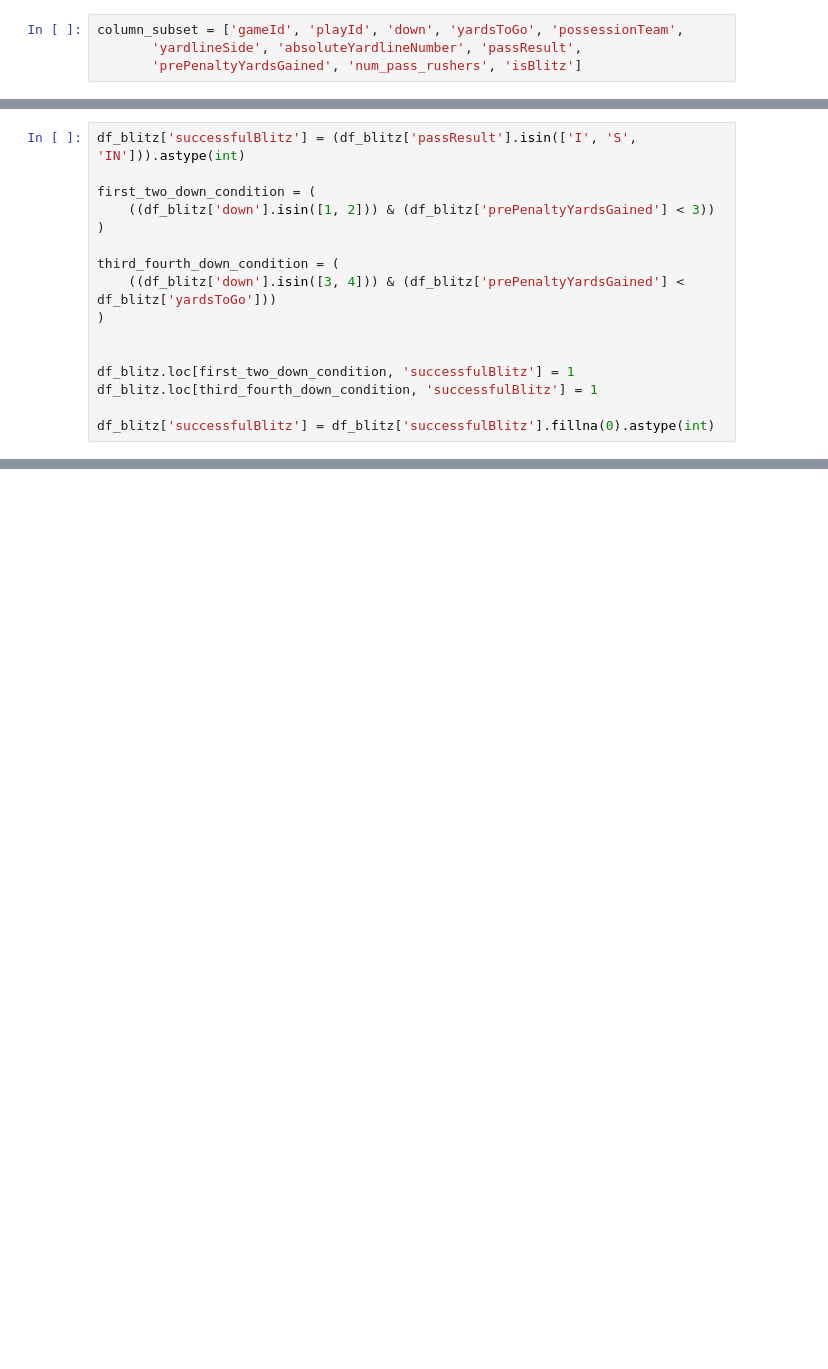
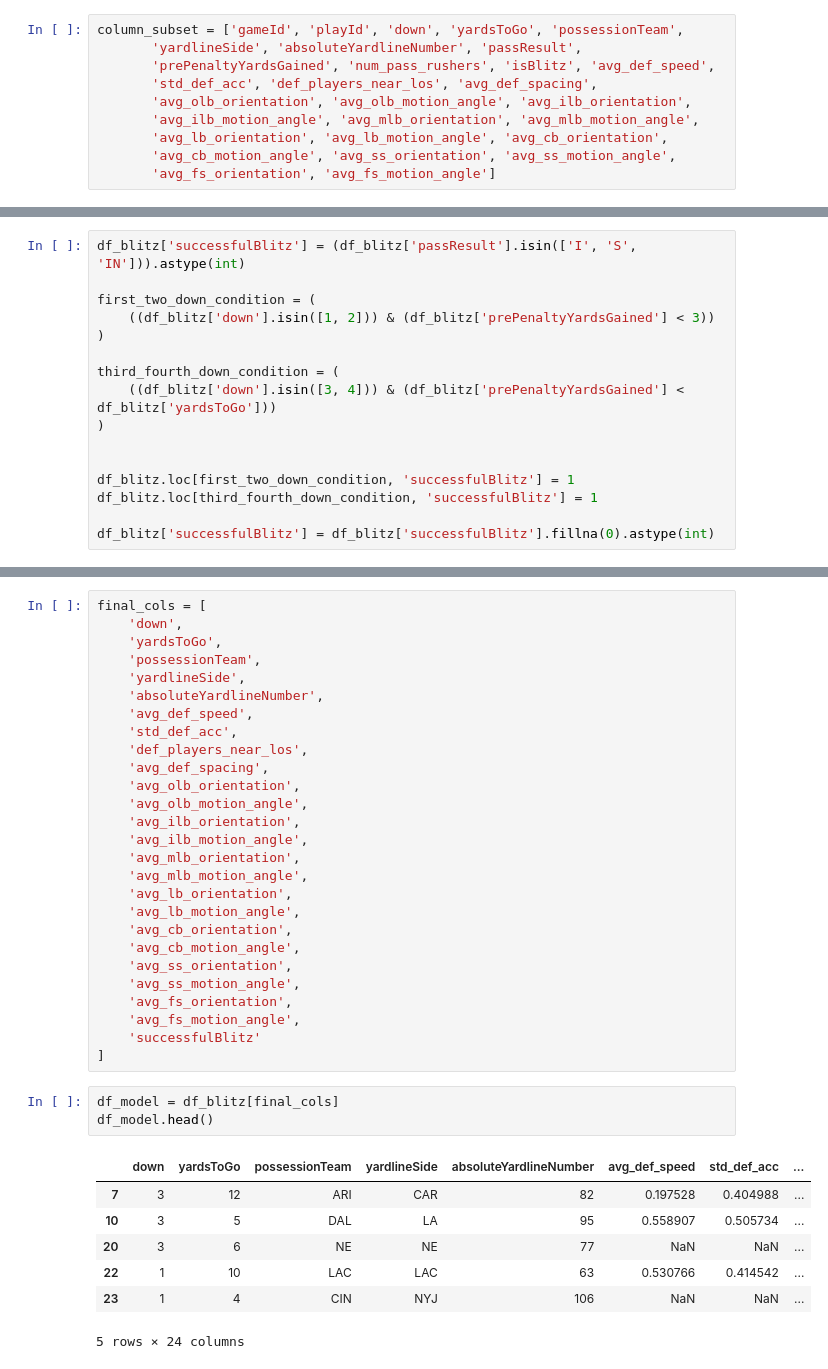
Before and after one commit to petepritch/BigDataBowl, a Jupyter notebook: workspace/eda.ipynb, the cells around one changed output, grey strips where cells are left out. Drawn from its saved outputs; the diff is of its cells as text; blank space fills up the shorter version.

```diff
--- a/workspace/eda.ipynb
+++ b/workspace/eda.ipynb
@@ -322,7 +321,13 @@ Index(['Unnamed: 0', 'gameId', 'playId', 'down', 'yardsToGo', 'possessionTeam',
 # %%
 column_subset = ['gameId', 'playId', 'down', 'yardsToGo', 'possessionTeam',
        'yardlineSide', 'absoluteYardlineNumber', 'passResult',
-       'prePenaltyYardsGained', 'num_pass_rushers', 'isBlitz']
+       'prePenaltyYardsGained', 'num_pass_rushers', 'isBlitz', 'avg_def_speed',
+       'std_def_acc', 'def_players_near_los', 'avg_def_spacing',
+       'avg_olb_orientation', 'avg_olb_motion_angle', 'avg_ilb_orientation',
+       'avg_ilb_motion_angle', 'avg_mlb_orientation', 'avg_mlb_motion_angle',
+       'avg_lb_orientation', 'avg_lb_motion_angle', 'avg_cb_orientation',
+       'avg_cb_motion_angle', 'avg_ss_orientation', 'avg_ss_motion_angle',
+       'avg_fs_orientation', 'avg_fs_motion_angle']
 # %%
 model_data = df[column_subset]
 model_data.head()
@@ -390,0 +401,38 @@ df_blitz.head()
+# %%
+final_cols = [
+    'down',
+    'yardsToGo',
+    'possessionTeam',
+    'yardlineSide',
+    'absoluteYardlineNumber',
+    'avg_def_speed',
+    'std_def_acc',
+    'def_players_near_los',
+    'avg_def_spacing',
+    'avg_olb_orientation',
+    'avg_olb_motion_angle',
+    'avg_ilb_orientation',
+    'avg_ilb_motion_angle',
+    'avg_mlb_orientation',
+    'avg_mlb_motion_angle',
+    'avg_lb_orientation',
+    'avg_lb_motion_angle',
+    'avg_cb_orientation',
+    'avg_cb_motion_angle',
+    'avg_ss_orientation',
+    'avg_ss_motion_angle',
+    'avg_fs_orientation',
+    'avg_fs_motion_angle',
+    'successfulBlitz'
+]
+# %%
+df_model = df_blitz[final_cols]
+df_model.head()
+# %% [output]
+|  | down | yardsToGo | possessionTeam | yardlineSide | absoluteYardlineNumber | avg_def_speed | std_def_acc | ... |
+| 7 | 3 | 12 | ARI | CAR | 82 | 0.197528 | 0.404988 | ... |
+| 10 | 3 | 5 | DAL | LA | 95 | 0.558907 | 0.505734 | ... |
+| 20 | 3 | 6 | NE | NE | 77 | NaN | NaN | ... |
+| 22 | 1 | 10 | LAC | LAC | 63 | 0.530766 | 0.414542 | ... |
+| 23 | 1 | 4 | CIN | NYJ | 106 | NaN | NaN | ... |
+5 rows × 24 columns
```
Also changed, not shown: parts of 9 cells of this notebook, 2 other files.
